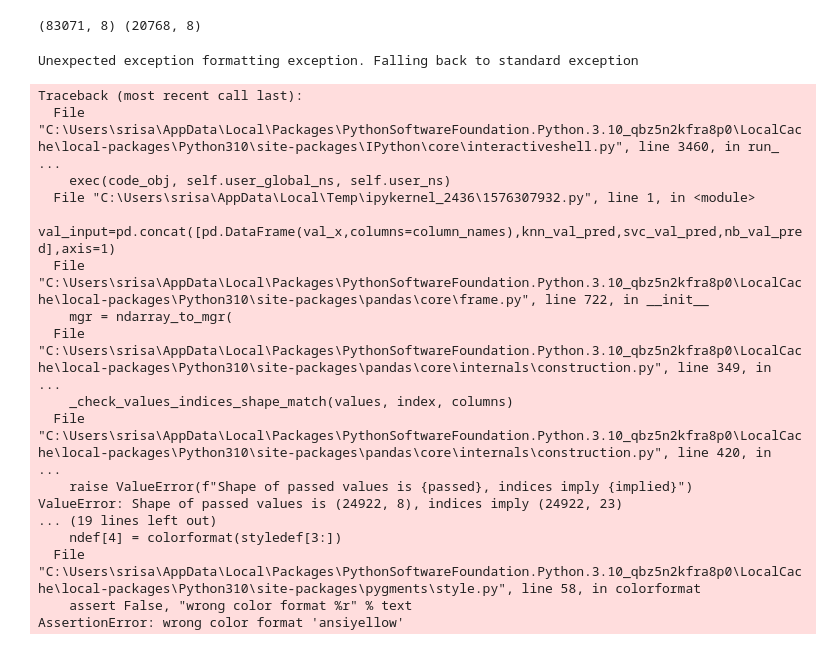
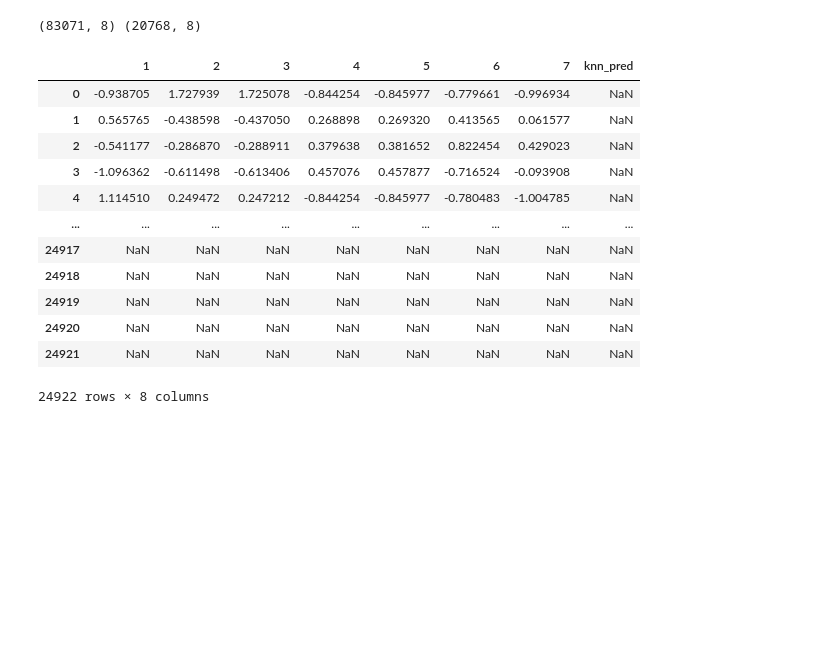
Before and after one commit to srisathvika/DDOS_ATTACK_DETECTION, a Jupyter notebook: 1a.ipynb, the cells around one changed output. Saved outputs shown, nothing was run; the diff lists cells and outputs as text; code cells hidden in the pictures; blank space fills up the shorter version.

```diff
--- a/1a.ipynb
+++ b/1a.ipynb
@@ -140,9 +140,8 @@ knn.score(norm_x_test_data,y_test)
 # %% [output]
 0.992825500770416
 # %%
-from sklearn.svm import SVC
-svc=SVC()
-
-svc.fit(norm_x_train_data,y_train)
-svc.score(norm_x_test_data,y_test)
+from sklearn import svm
+clf= svm.SVC(kernel='poly')
+clf.fit(norm_x_train_data,y_train)
+clf.score(norm_x_test_data,y_test)
 # %% [output]
@@ -150,19 +149,20 @@ svc.score(norm_x_test_data,y_test)
 # %% [markdown]
 HYBRID MODEL TESTING
 # %%
-train_x,val_x,train_y,val_y=train_test_split(norm_x_train_data,y_train,stratify=y_train,test_size=0.3,random_state=0)
+train_x,val_x,train_y,val_y=train_test_split(norm_x_train_data,y_train,stratify=y_train,test_size=0.2,random_state=0)
 # %%
 print(norm_x_train_data.shape,norm_x_test_data.shape)
 # %% [output]
 (83071, 8) (20768, 8)
 # %%
-model1=SVC(kernel='rbf',gamma='auto')
+model1=svm.SVC()
 model1.fit(train_x,train_y)
-svc_val_pred=model1.predict(val_x)
-svc_val_pred=pd.DataFrame(svc_val_pred)
 
-svc_test_pred=model1.predict(norm_x_test_data)
-svc_test_pred=pd.DataFrame(svc_val_pred)
+svm_val_pred=model1.predict(val_x)
+svm_val_pred=pd.DataFrame(svm_val_pred)
+
+svm_test_pred=model1.predict(norm_x_test_data)
+svm_test_pred=pd.DataFrame(svm_val_pred)
 # %%
 model2=KNeighborsClassifier(n_neighbors=5)
 model2.fit(train_x,train_y)
@@ -180,24 +180,22 @@ nb_val_pred=pd.DataFrame(nb_val_pred)
 nb_test_pred=model1.predict(norm_x_test_data)
 nb_test_pred=pd.DataFrame(nb_val_pred)
 # %%
-val_input=pd.concat([pd.DataFrame(val_x,columns=column_names),knn_val_pred,svc_val_pred,nb_val_pred],axis=1)
-test_input=pd.concat([pd.DataFrame(x_test,column_names),knn_test_pred,svc_test_pred,nb_test_pred],axis=1)
+val_input=pd.concat([pd.DataFrame(val_x),nb_val_pred,knn_val_pred,svm_val_pred],axis=1)
+test_input=pd.concat([pd.DataFrame(norm_x_test_data),nb_test_pred,knn_test_pred,svm_test_pred])
+
+
+val_input.drop([0],axis=1)
 # %% [output]
+|  | 1 | 2 | 3 | 4 | 5 | 6 | 7 | knn_pred |
+| 0 | -0.938705 | 1.727939 | 1.725078 | -0.844254 | -0.845977 | -0.779661 | -0.996934 | NaN |
+| 1 | 0.565765 | -0.438598 | -0.437050 | 0.268898 | 0.269320 | 0.413565 | 0.061577 | NaN |
+| 2 | -0.541177 | -0.286870 | -0.288911 | 0.379638 | 0.381652 | 0.822454 | 0.429023 | NaN |
+| 3 | -1.096362 | -0.611498 | -0.613406 | 0.457076 | 0.457877 | -0.716524 | -0.093908 | NaN |
+| 4 | 1.114510 | 0.249472 | 0.247212 | -0.844254 | -0.845977 | -0.780483 | -1.004785 | NaN |
+| ... | ... | ... | ... | ... | ... | ... | ... | ... |
+| 24917 | NaN | NaN | NaN | NaN | NaN | NaN | NaN | NaN |
+| 24918 | NaN | NaN | NaN | NaN | NaN | NaN | NaN | NaN |
+| 24919 | NaN | NaN | NaN | NaN | NaN | NaN | NaN | NaN |
+| 24920 | NaN | NaN | NaN | NaN | NaN | NaN | NaN | NaN |
+| 24921 | NaN | NaN | NaN | NaN | NaN | NaN | NaN | NaN |
-Unexpected exception formatting exception. Falling back to standard exception
+24922 rows × 8 columns
-Traceback (most recent call last):
-  File "C:\Users\srisa\AppData\Local\Packages\PythonSoftwareFoundation.Python.3.10_qbz5n2kfra8p0\LocalCache\local-packages\Python310\site-packages\IPython\core\interactiveshell.py", line 3460, in run_ ...
-    exec(code_obj, self.user_global_ns, self.user_ns)
-  File "C:\Users\srisa\AppData\Local\Temp\ipykernel_2436\1576307932.py", line 1, in <module>
-    val_input=pd.concat([pd.DataFrame(val_x,columns=column_names),knn_val_pred,svc_val_pred,nb_val_pred],axis=1)
-  File "C:\Users\srisa\AppData\Local\Packages\PythonSoftwareFoundation.Python.3.10_qbz5n2kfra8p0\LocalCache\local-packages\Python310\site-packages\pandas\core\frame.py", line 722, in __init__
-    mgr = ndarray_to_mgr(
-  File "C:\Users\srisa\AppData\Local\Packages\PythonSoftwareFoundation.Python.3.10_qbz5n2kfra8p0\LocalCache\local-packages\Python310\site-packages\pandas\core\internals\construction.py", line 349, in  ...
-    _check_values_indices_shape_match(values, index, columns)
-  File "C:\Users\srisa\AppData\Local\Packages\PythonSoftwareFoundation.Python.3.10_qbz5n2kfra8p0\LocalCache\local-packages\Python310\site-packages\pandas\core\internals\construction.py", line 420, in  ...
-    raise ValueError(f"Shape of passed values is {passed}, indices imply {implied}")
-ValueError: Shape of passed values is (24922, 8), indices imply (24922, 23)
-... (19 lines left out)
-    ndef[4] = colorformat(styledef[3:])
-  File "C:\Users\srisa\AppData\Local\Packages\PythonSoftwareFoundation.Python.3.10_qbz5n2kfra8p0\LocalCache\local-packages\Python310\site-packages\pygments\style.py", line 58, in colorformat
-    assert False, "wrong color format %r" % text
-AssertionError: wrong color format 'ansiyellow'
```
Also changed, not shown: parts of 3 cells of this notebook, 1 other file.
